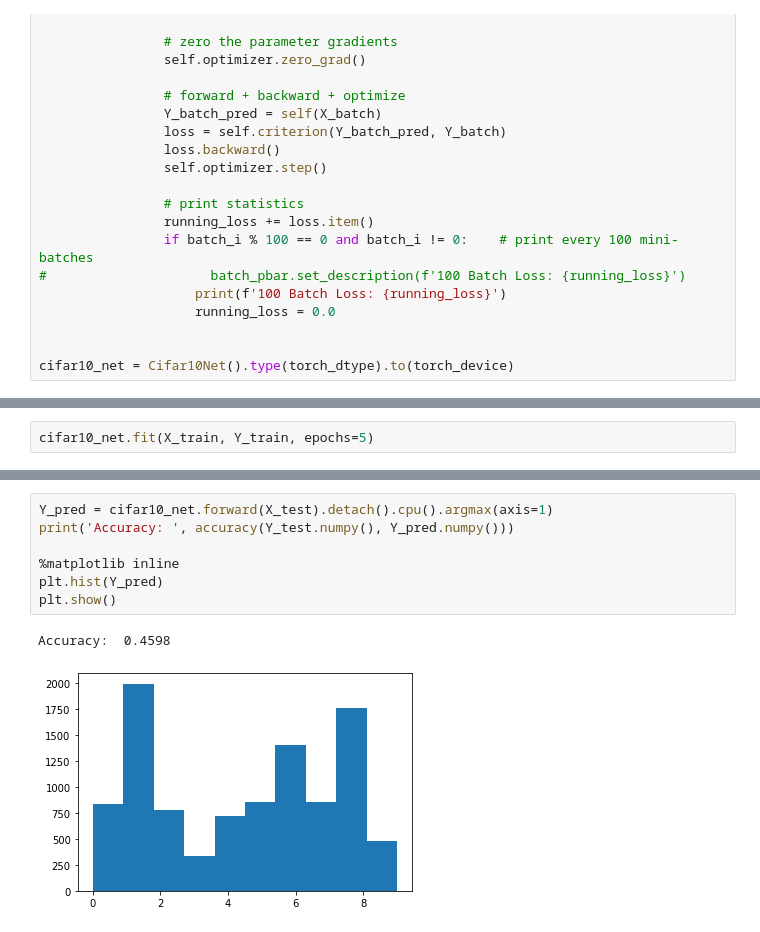
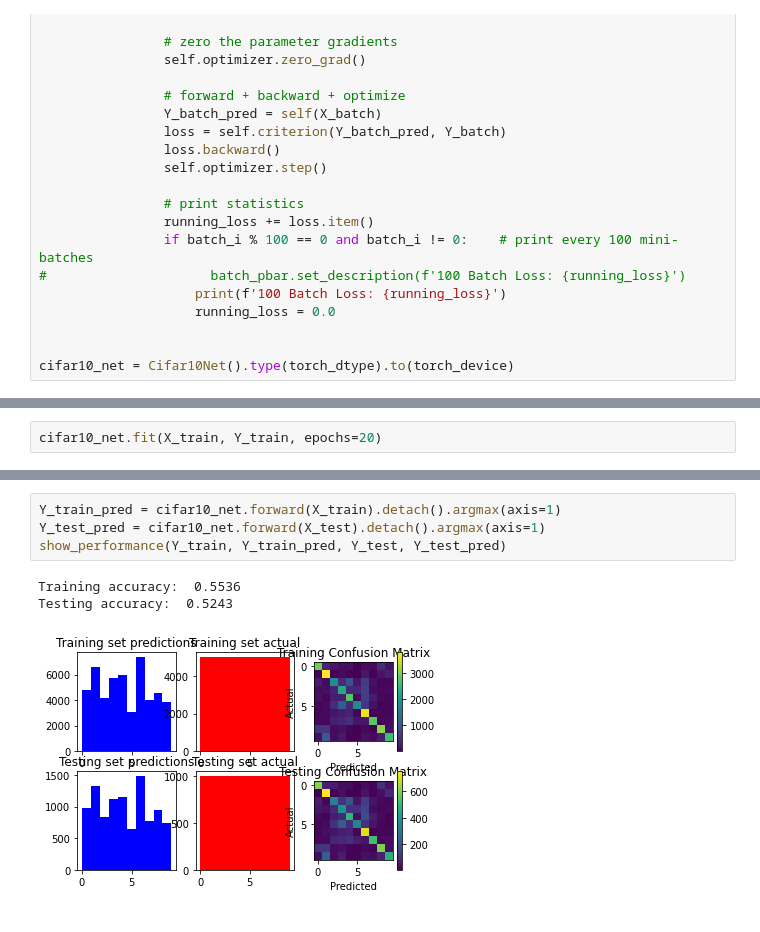
Before and after one commit to P2A-ee-461p/lab-4, a Jupyter notebook: Lab4.ipynb, the cells around one changed output, grey strips where cells are left out. Saved outputs shown, nothing was run; the diff lists cells and outputs as text.

```diff
--- a/Lab4.ipynb
+++ b/Lab4.ipynb
@@ -329,5 +359,5 @@ Testing accuracy:  0.1
 # %%
-cifar10_net.fit(X_train, Y_train, epochs=5)
+cifar10_net.fit(X_train, Y_train, epochs=20)
 # %% [output]
 Epoch 0
 --------------------------------
@@ -346,10 +387,8 @@ Epoch 0
-# %%
-Y_pred = cifar10_net.forward(X_test).detach().cpu().argmax(axis=1)
-print('Accuracy: ', accuracy(Y_test.numpy(), Y_pred.numpy()))
-
-%matplotlib inline
-plt.hist(Y_pred)
-plt.show()
-# %% [output]
-Accuracy:  0.4598
-[figure, removed]
+# %%
+Y_train_pred = cifar10_net.forward(X_train).detach().argmax(axis=1)
+Y_test_pred = cifar10_net.forward(X_test).detach().argmax(axis=1)
+show_performance(Y_train, Y_train_pred, Y_test, Y_test_pred)
+# %% [output]
+Training accuracy:  0.5536
+Testing accuracy:  0.5243
+[figure, added]
```
Also changed, not shown: parts of 7 cells of this notebook.
